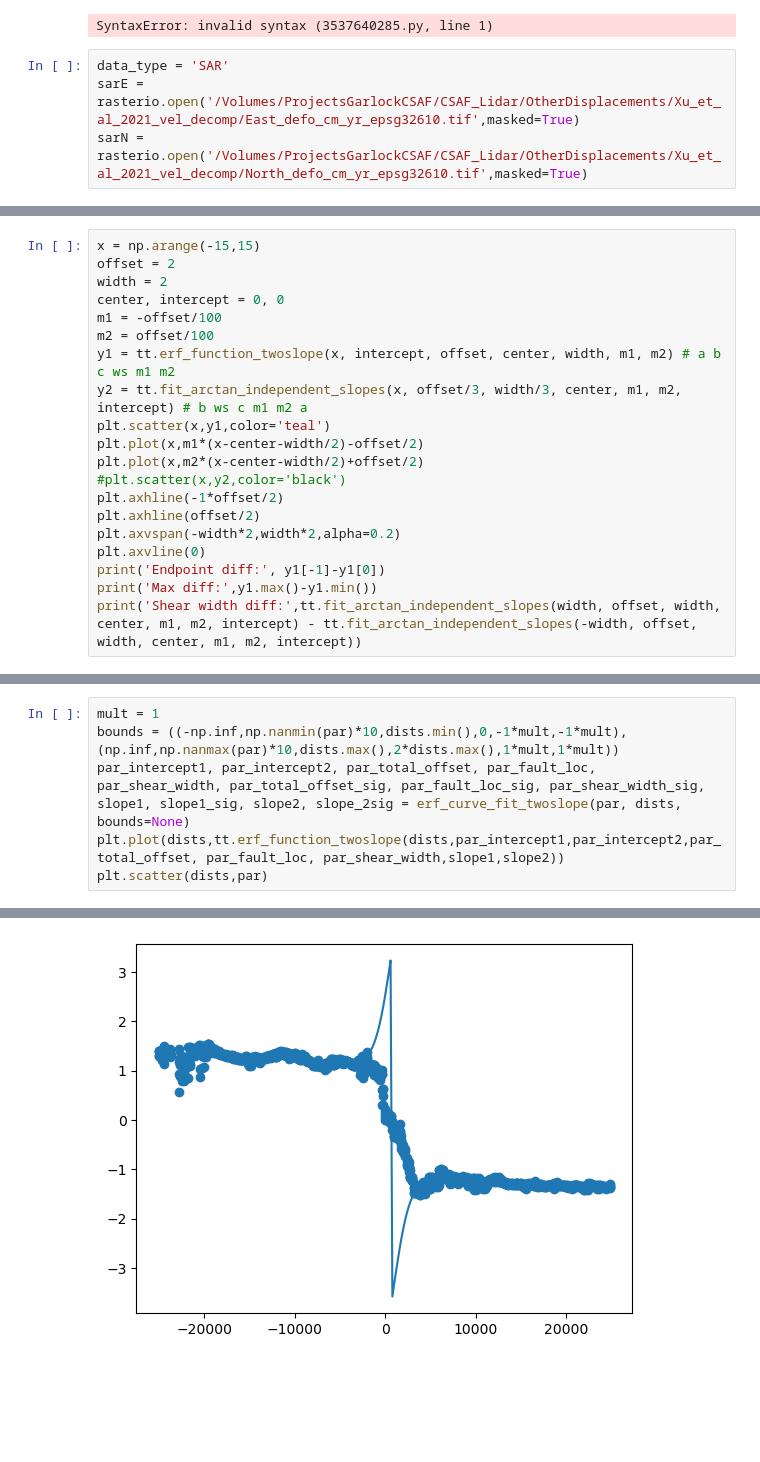
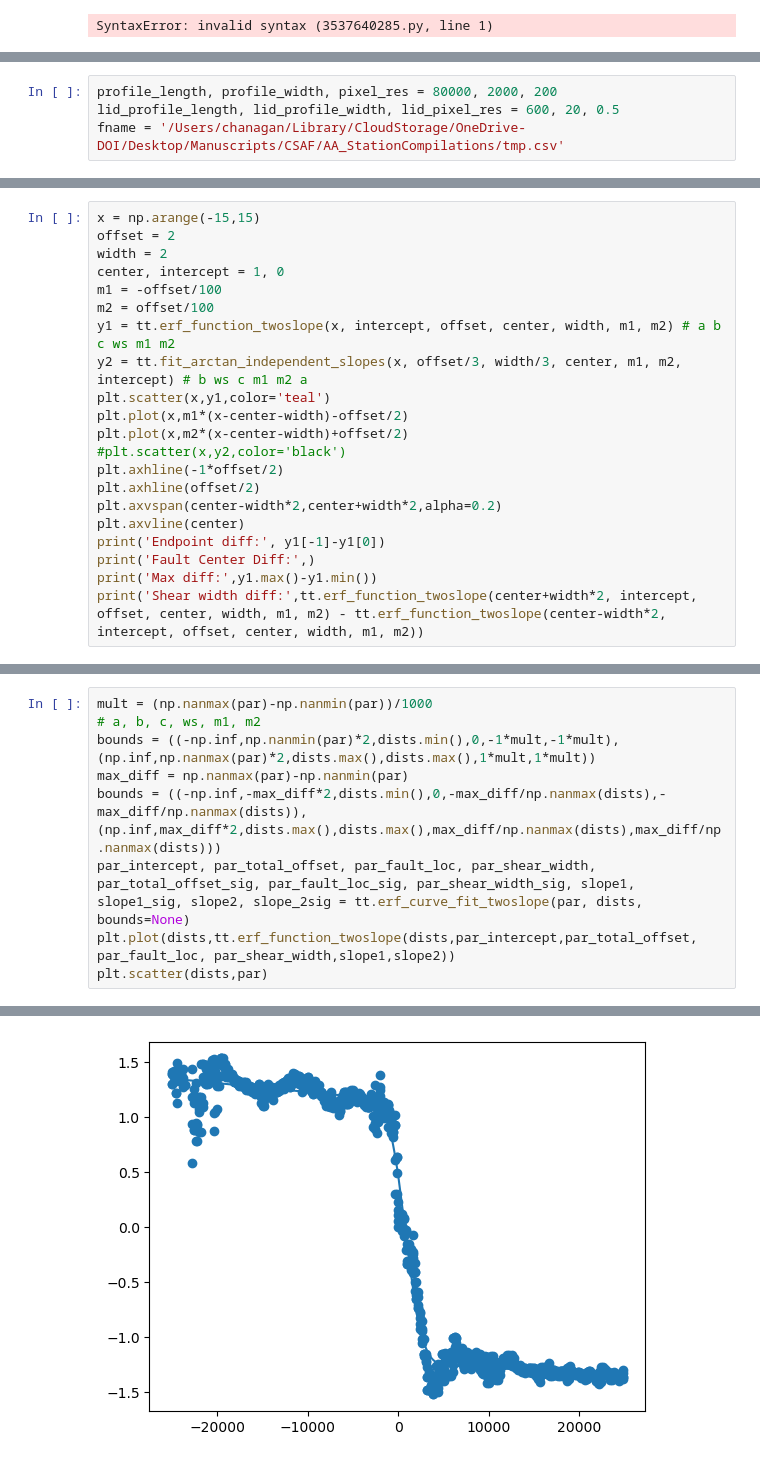
Before and after one commit to cehanagan/ImageryResources, a Jupyter notebook: Notebooks/CSAF_FigureNotebooks/ProfilesAtScale.ipynb, the cells around one changed output, grey strips where cells are left out. Cells and saved outputs as stored; diff of their text form; blank space fills up the shorter version.

```diff
--- a/Notebooks/CSAF_FigureNotebooks/ProfilesAtScale.ipynb
+++ b/Notebooks/CSAF_FigureNotebooks/ProfilesAtScale.ipynb
@@ -87,7 +128,3 @@ gdalwarp -t_srs EPSG:32610 -te 630402.1 3964524.5 741690.6 4078192.7 -srcnodata
     /Volumes/ProjectsGarlockCSAF/CSAF_Lidar/OtherDisplacements/Xu_et_al_2021_vel_decomp/North_defo_cm_yr_epsg32610.tif
 # %% [output]
 SyntaxError: invalid syntax (3537640285.py, line 1)
-# %%
-data_type = 'SAR'
-sarE = rasterio.open('/Volumes/ProjectsGarlockCSAF/CSAF_Lidar/OtherDisplacements/Xu_et_al_2021_vel_decomp/East_defo_cm_yr_epsg32610.tif',masked=True)
-sarN = rasterio.open('/Volumes/ProjectsGarlockCSAF/CSAF_Lidar/OtherDisplacements/Xu_et_al_2021_vel_decomp/North_defo_cm_yr_epsg32610.tif',masked=True)
@@ -109,3 +131,7 @@ center_points
+# %%
+profile_length, profile_width, pixel_res = 80000, 2000, 200
+lid_profile_length, lid_profile_width, lid_pixel_res = 600, 20, 0.5
+fname = '/Users/chanagan/Library/CloudStorage/OneDrive-DOI/Desktop/Manuscripts/CSAF/AA_StationCompilations/tmp.csv'
 # %%
 # loop through center points along fault
 # each profile has one defined center
@@ -173,20 +925,21 @@ Saving profile fits to: /Users/chanagan/Downloads/SARProfiles_Profile5_SampleSpa
 x = np.arange(-15,15)
 offset = 2
 width = 2
-center, intercept = 0, 0
+center, intercept = 1, 0
 m1 = -offset/100
 m2 = offset/100
 y1 = tt.erf_function_twoslope(x, intercept, offset, center, width, m1, m2) # a b c ws m1 m2
 y2 = tt.fit_arctan_independent_slopes(x, offset/3, width/3, center, m1, m2, intercept) # b ws c m1 m2 a
 plt.scatter(x,y1,color='teal')
-plt.plot(x,m1*(x-center-width/2)-offset/2)
-plt.plot(x,m2*(x-center-width/2)+offset/2)
+plt.plot(x,m1*(x-center-width)-offset/2)
+plt.plot(x,m2*(x-center-width)+offset/2)
 #plt.scatter(x,y2,color='black')
 plt.axhline(-1*offset/2)
 plt.axhline(offset/2)
-plt.axvspan(-width*2,width*2,alpha=0.2)
-plt.axvline(0)
+plt.axvspan(center-width*2,center+width*2,alpha=0.2)
+plt.axvline(center)
 print('Endpoint diff:', y1[-1]-y1[0])
+print('Fault Center Diff:',)
 print('Max diff:',y1.max()-y1.min())
-print('Shear width diff:',tt.fit_arctan_independent_slopes(width, offset, width, center, m1, m2, intercept) - tt.fit_arctan_independent_slopes(-width, offset, width, center, m1, m2, intercept))
+print('Shear width diff:',tt.erf_function_twoslope(center+width*2, intercept, offset, center, width, m1, m2) - tt.erf_function_twoslope(center-width*2, intercept, offset, center, width, m1, m2))
 # %% [output]
@@ -252,9 +951,12 @@ def erf_curve_fit_twoslope(samps, dists, bounds=None):
 # %%
-mult = 1
-bounds = ((-np.inf,np.nanmin(par)*10,dists.min(),0,-1*mult,-1*mult),(np.inf,np.nanmax(par)*10,dists.max(),2*dists.max(),1*mult,1*mult))
-par_intercept1, par_intercept2, par_total_offset, par_fault_loc, par_shear_width, par_total_offset_sig, par_fault_loc_sig, par_shear_width_sig, slope1, slope1_sig, slope2, slope_2sig = erf_curve_fit_twoslope(par, dists, bounds=None)
-plt.plot(dists,tt.erf_function_twoslope(dists,par_intercept1,par_intercept2,par_total_offset, par_fault_loc, par_shear_width,slope1,slope2))
+mult = (np.nanmax(par)-np.nanmin(par))/1000
+# a, b, c, ws, m1, m2
+bounds = ((-np.inf,np.nanmin(par)*2,dists.min(),0,-1*mult,-1*mult),(np.inf,np.nanmax(par)*2,dists.max(),dists.max(),1*mult,1*mult))
+max_diff = np.nanmax(par)-np.nanmin(par)
+bounds = ((-np.inf,-max_diff*2,dists.min(),0,-max_diff/np.nanmax(dists),-max_diff/np.nanmax(dists)),(np.inf,max_diff*2,dists.max(),dists.max(),max_diff/np.nanmax(dists),max_diff/np.nanmax(dists)))
+par_intercept, par_total_offset, par_fault_loc, par_shear_width, par_total_offset_sig, par_fault_loc_sig, par_shear_width_sig, slope1, slope1_sig, slope2, slope_2sig = tt.erf_curve_fit_twoslope(par, dists, bounds=None)
+plt.plot(dists,tt.erf_function_twoslope(dists,par_intercept,par_total_offset, par_fault_loc, par_shear_width,slope1,slope2))
 plt.scatter(dists,par)
 # %% [output]
 <matplotlib.collections.PathCollection at 0x...>
-[figure, old version]
+[figure, new version]
```
Also changed, not shown: parts of 17 cells of this notebook, 9 other files.
